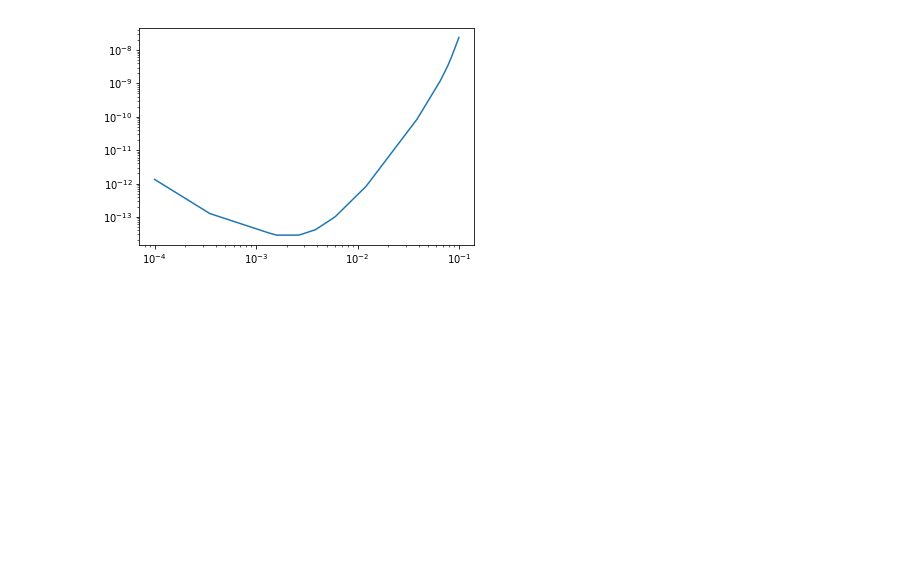
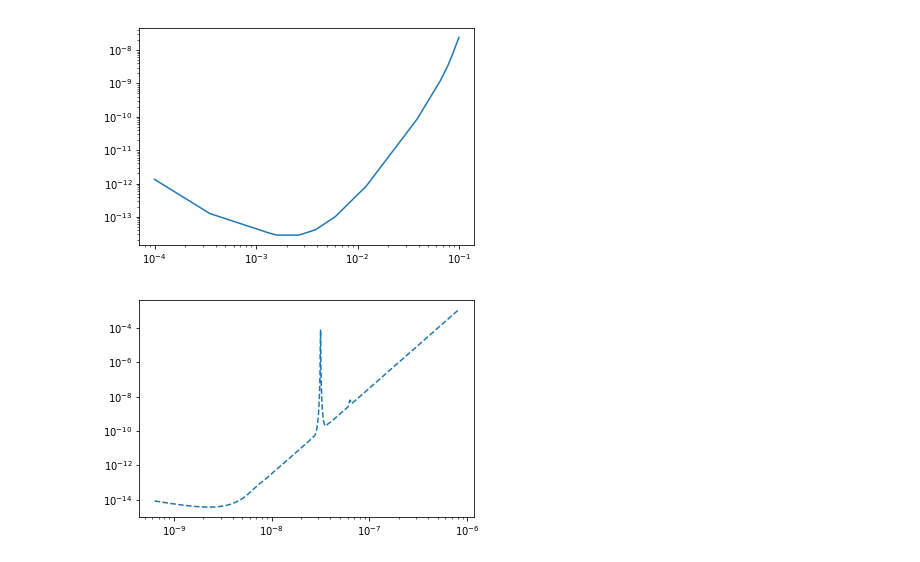
Before and after one commit to ChiaraMingarelli/omega_gw, a Jupyter notebook: codes/omega_gw_plots.ipynb, the cells around one changed output. Saved outputs shown, nothing was run; the diff lists cells and outputs as text; code cells hidden in the pictures; blank space fills up the shorter version.

```diff
--- a/codes/omega_gw_plots.ipynb
+++ b/codes/omega_gw_plots.ipynb
@@ -150,3 +190,11 @@ n = 150 # remove the first n points for ET & CE so that the high frequency cutof
+# %%
+fig = plt.figure()
+ax = fig.add_subplot(1, 1, 1)
+
+plt.loglog(SKA_WN.fT, hc_Om_gw(SKA_WN.fT, SKA_WN.h_n_f), label = "SKA", ls="--")
+plt.savefig("ska.pdf")
+# %% [output]
+[figure, added]
 # %%
 fig = plt.figure()
 ax = fig.add_subplot(1, 1, 1)
```
Also changed, not shown: parts of 21 cells of this notebook.
